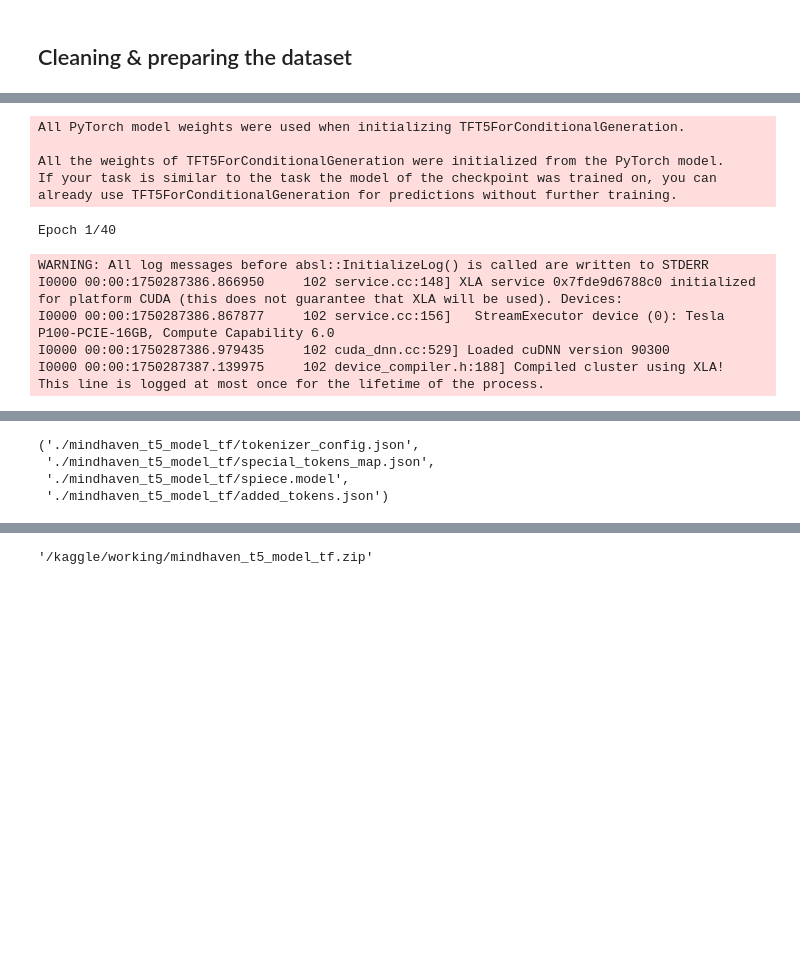
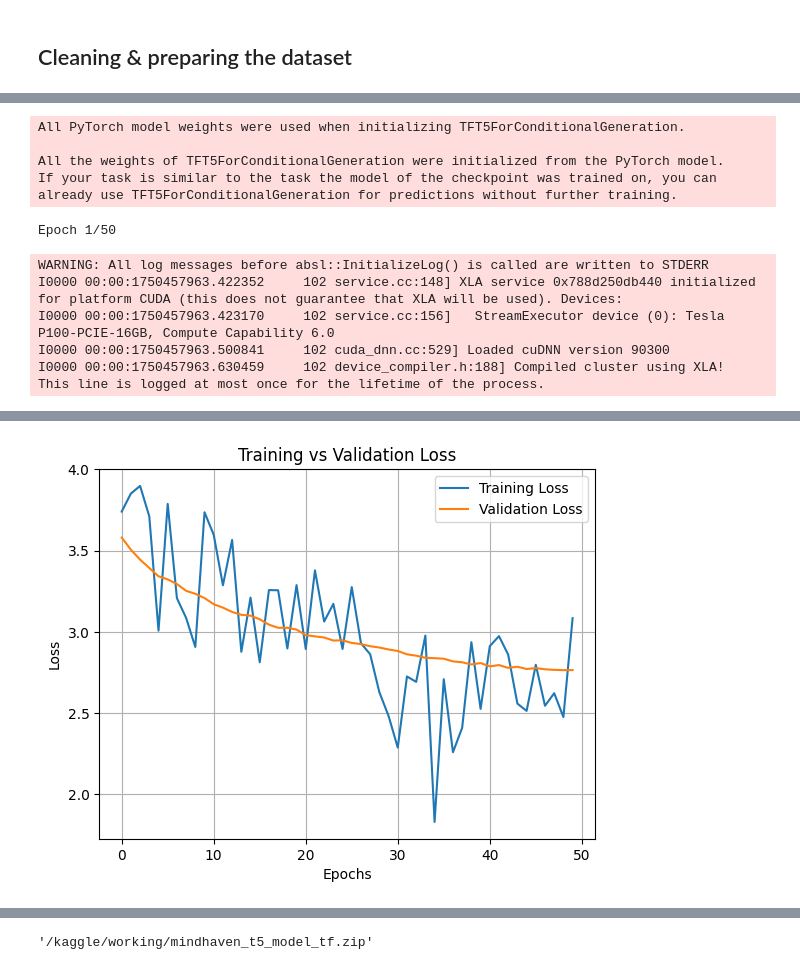
Before and after one commit to g-tumwesigye/Mindhaven_Chatbot, a Jupyter notebook: mindhaven-chatbot.ipynb, the cells around one changed output, grey strips where cells are left out. Drawn from its saved outputs; the diff is of its cells as text; code cells hidden in the pictures; blank space fills up the shorter version.

Commit message:
mindhaven_chatbot

```diff
--- a/mindhaven-chatbot.ipynb
+++ b/mindhaven-chatbot.ipynb
@@ -122,22 +164,32 @@ val_dataset = tf.data.Dataset.from_tensor_slices({
     "labels": val_targets["input_ids"]
 }).batch(8).prefetch(tf.data.AUTOTUNE)
 # %%
-# Loading the t5-small model
-model = TFT5ForConditionalGeneration.from_pretrained("t5-small")
+from transformers import create_optimizer
+from transformers import TFT5ForConditionalGeneration, T5Tokenizer
+import tensorflow as tf
+import matplotlib.pyplot as plt
 
-# Defining the number of training steps
-EPOCHS = 40
+# Loading the model & adding a dropout
+from transformers import T5Config
+config = T5Config.from_pretrained("t5-small")
+config.dropout_rate = 0.3
+
+# Loading model with modified dropout
+model = TFT5ForConditionalGeneration.from_pretrained("t5-small", config=config)
+
+
+# Training setup
+EPOCHS = 50
 BATCH_SIZE = 8
 num_train_steps = len(train_dataset) * EPOCHS
 
-# Optimizer with hyperparameters
 optimizer, schedule = create_optimizer(
     init_lr=0.001,
     num_warmup_steps=200,
     num_train_steps=num_train_steps
 )
 
-# Custom training wrapper
+# Wrapping the model
 class T5ModelWrapper(tf.keras.Model):
     def __init__(self, model):
         super().__init__()
@@ -157,27 +209,44 @@ class T5ModelWrapper(tf.keras.Model):
         outputs = self.model(**x, training=False)
         return {"loss": outputs.loss}
 
-# Compiling and training
 wrapped_model = T5ModelWrapper(model)
 wrapped_model.compile(optimizer=optimizer)
 
-wrapped_model.fit(
+# Early stopping callback
+early_stop = tf.keras.callbacks.EarlyStopping(
+    monitor="val_loss", patience=4, restore_best_weights=True
+)
+
+# Fitting the model
+history = wrapped_model.fit(
     train_dataset,
     validation_data=val_dataset,
-    epochs=EPOCHS
+    epochs=EPOCHS,
+    callbacks=[early_stop],
+    verbose=1
 )
 
-# Saving the model & tokenizer
+# Saving the model
 model.save_pretrained("./mindhaven_t5_model_tf")
 tokenizer.save_pretrained("./mindhaven_t5_model_tf")
+
+# Plotting the loss curve
+plt.plot(history.history["loss"], label="Training Loss")
+plt.plot(history.history["val_loss"], label="Validation Loss")
+plt.legend()
+plt.title("Training vs Validation Loss")
+plt.xlabel("Epochs")
+plt.ylabel("Loss")
+plt.grid(True)
+plt.show()
 # %% [output]
 All PyTorch model weights were used when initializing TFT5ForConditionalGeneration.
 
 All the weights of TFT5ForConditionalGeneration were initialized from the PyTorch model.
 If your task is similar to the task the model of the checkpoint was trained on, you can already use TFT5ForConditionalGeneration for predictions without further training.
-Epoch 1/40
+Epoch 1/50
 WARNING: All log messages before absl::InitializeLog() is called are written to STDERR
-I0000 00:00:1750287386.866950     102 service.cc:148] XLA service 0x7fde9d6788c0 initialized for platform CUDA (this does not guarantee that XLA will be used). Devices:
-I0000 00:00:1750287386.867877     102 service.cc:156]   StreamExecutor device (0): Tesla P100-PCIE-16GB, Compute Capability 6.0
-I0000 00:00:1750287386.979435     102 cuda_dnn.cc:529] Loaded cuDNN version 90300
-I0000 00:00:1750287387.139975     102 device_compiler.h:188] Compiled cluster using XLA!  This line is logged at most once for the lifetime of the process.
+I0000 00:00:1750457963.422352     102 service.cc:148] XLA service 0x788d250db440 initialized for platform CUDA (this does not guarantee that XLA will be used). Devices:
+I0000 00:00:1750457963.423170     102 service.cc:156]   StreamExecutor device (0): Tesla P100-PCIE-16GB, Compute Capability 6.0
+I0000 00:00:1750457963.500841     102 cuda_dnn.cc:529] Loaded cuDNN version 90300
+I0000 00:00:1750457963.630459     102 device_compiler.h:188] Compiled cluster using XLA!  This line is logged at most once for the lifetime of the process.
@@ -201,4 +270 @@ Epoch 40/40
-('./mindhaven_t5_model_tf/tokenizer_config.json',
- './mindhaven_t5_model_tf/special_tokens_map.json',
- './mindhaven_t5_model_tf/spiece.model',
- './mindhaven_t5_model_tf/added_tokens.json')
+[figure, added]
```
Also changed, not shown: parts of 14 cells of this notebook.
